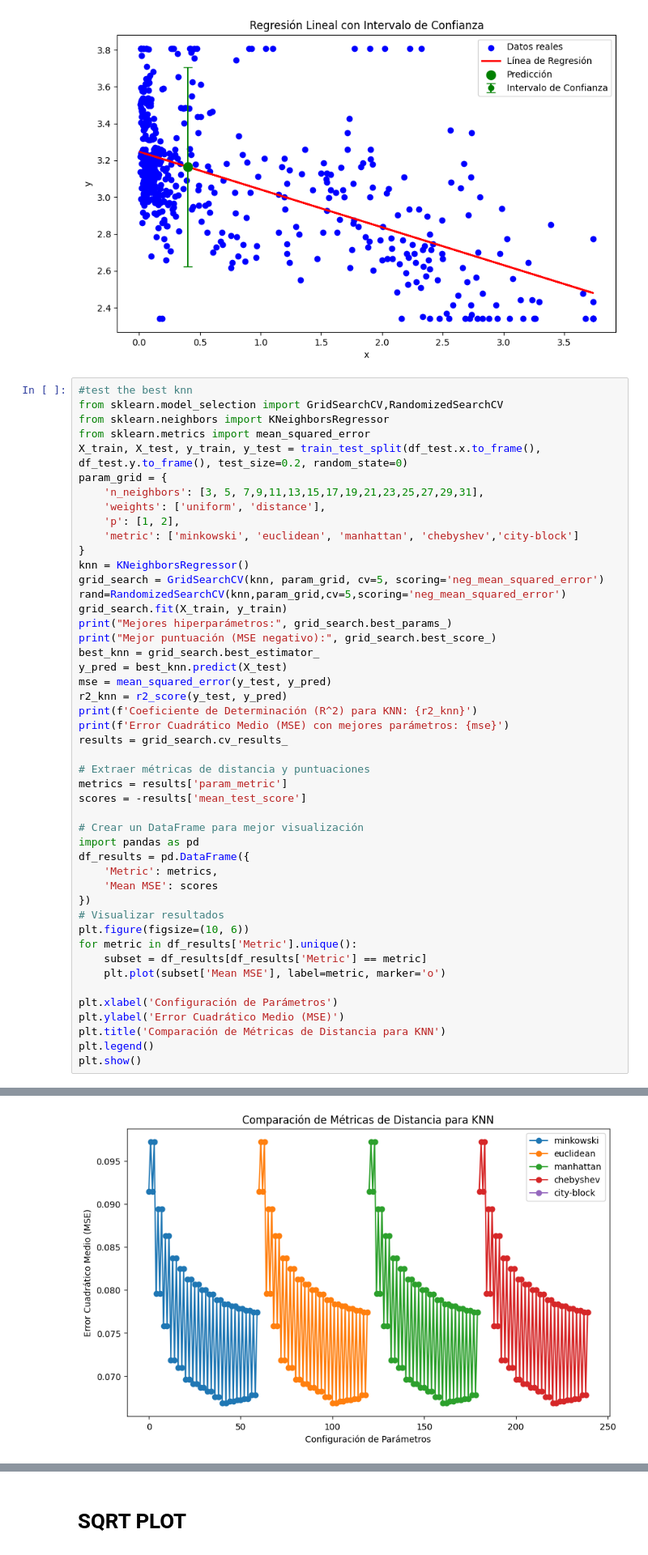
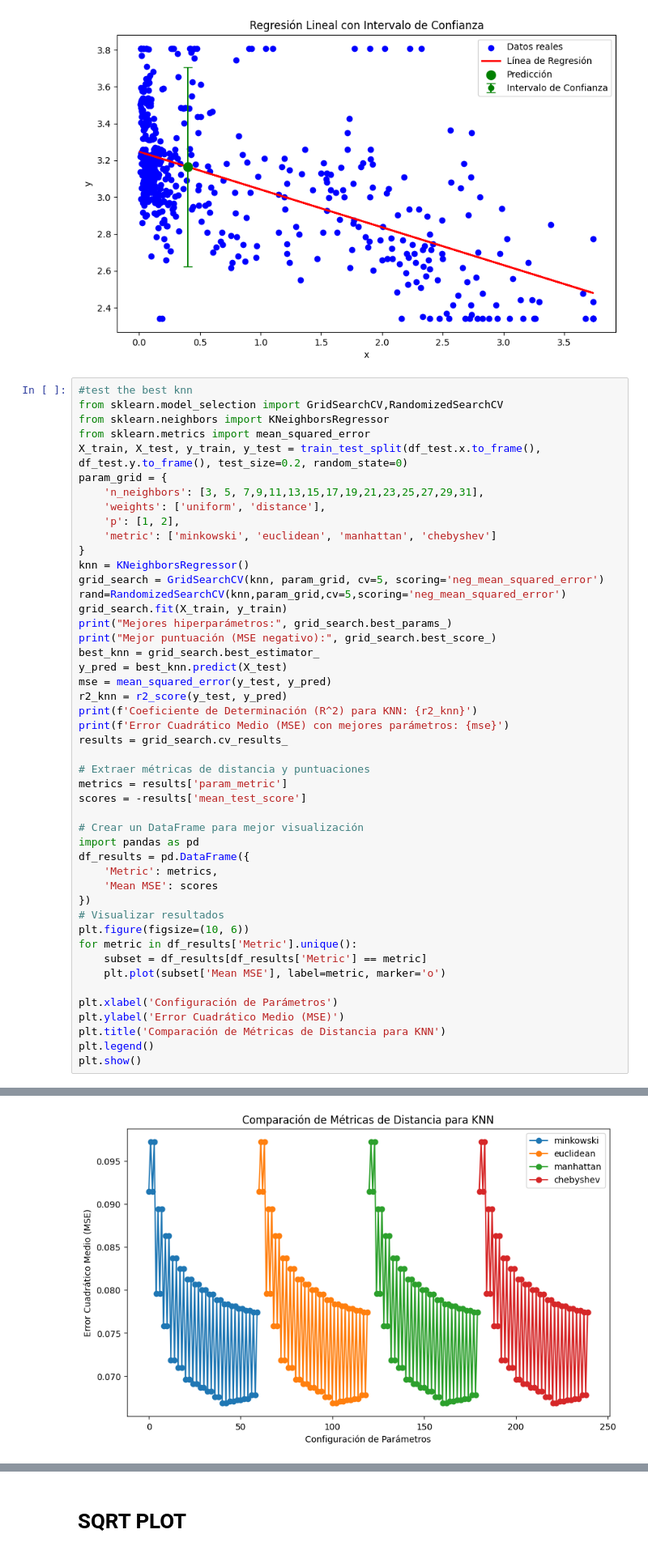
Before and after one commit to JoseAdrianRodriguezGonzalez/Linear-predictor, a Jupyter notebook: src/first/test.ipynb, the cells around one changed output, grey strips where cells are left out. Shown at 81% size. Saved outputs shown, nothing was run; the diff lists cells and outputs as text.

```diff
--- a/src/first/test.ipynb
+++ b/src/first/test.ipynb
@@ -408,7 +408,7 @@ param_grid = {
     'n_neighbors': [3, 5, 7,9,11,13,15,17,19,21,23,25,27,29,31],
     'weights': ['uniform', 'distance'],
     'p': [1, 2],
-    'metric': ['minkowski', 'euclidean', 'manhattan', 'chebyshev','city-block']
+    'metric': ['minkowski', 'euclidean', 'manhattan', 'chebyshev']
 }
 knn = KNeighborsRegressor()
 grid_search = GridSearchCV(knn, param_grid, cv=5, scoring='neg_mean_squared_error')
@@ -470,4 +453,4 @@ Error Cuadrático Medio (MSE) con mejores parámetros: 0.10438651093712552
-[figure, old version]
+[figure, new version]
 # %%
 
 rand.fit(X_train,y_train)
```
Also changed, not shown: parts of 11 cells of this notebook, 12 other files.
